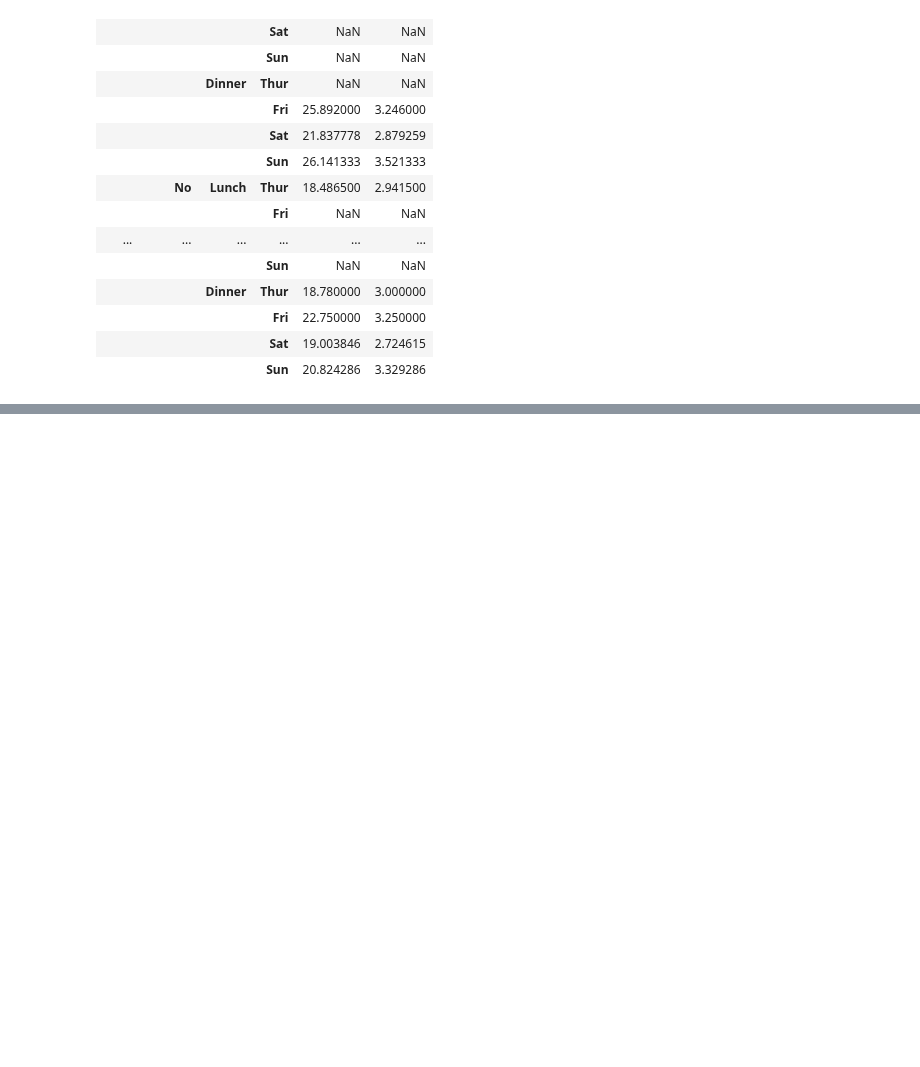
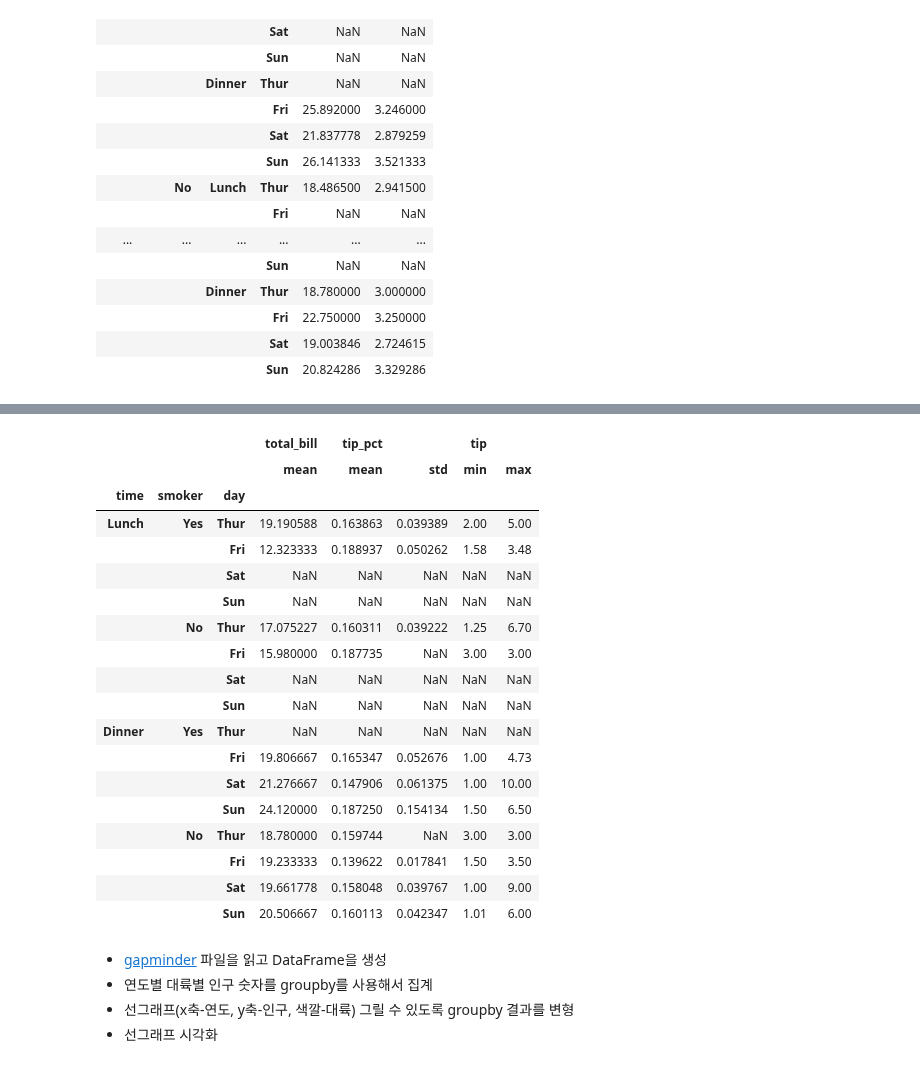
Before and after one commit to JakeOh/202011_itw_bd21, a Jupyter notebook: lab_da/da16_groupby.ipynb, the cells around one changed output, grey strips where cells are left out. Cells and saved outputs as stored; diff of their text form; code cells hidden in the pictures; blank space fills up the shorter version.

```diff
--- a/lab_da/da16_groupby.ipynb
+++ b/lab_da/da16_groupby.ipynb
@@ -589,0 +657,3 @@ g
+# %%
+tips['tip_pct'] = tips['tip'] / tips['total_bill']
+tips.head()
@@ -589,0 +667,31 @@ g
+# %%
+tips.groupby(by=['time', 'smoker', 'day'])[['total_bill', 'tip_pct', 'tip']].agg({
+    'total_bill': 'mean',
+    'tip_pct': ['mean', 'std'],
+    'tip': ['min', 'max']
+})
+# %% [output]
+|  |  |  | total_bill | tip_pct |  | tip |  |
+|  |  |  | mean | mean | std | min | max |
+| time | smoker | day |  |  |  |  |  |
+| Lunch | Yes | Thur | 19.190588 | 0.163863 | 0.039389 | 2.00 | 5.00 |
+|  |  | Fri | 12.323333 | 0.188937 | 0.050262 | 1.58 | 3.48 |
+|  |  | Sat | NaN | NaN | NaN | NaN | NaN |
+|  |  | Sun | NaN | NaN | NaN | NaN | NaN |
+|  | No | Thur | 17.075227 | 0.160311 | 0.039222 | 1.25 | 6.70 |
+|  |  | Fri | 15.980000 | 0.187735 | NaN | 3.00 | 3.00 |
+|  |  | Sat | NaN | NaN | NaN | NaN | NaN |
+|  |  | Sun | NaN | NaN | NaN | NaN | NaN |
+| Dinner | Yes | Thur | NaN | NaN | NaN | NaN | NaN |
+|  |  | Fri | 19.806667 | 0.165347 | 0.052676 | 1.00 | 4.73 |
+|  |  | Sat | 21.276667 | 0.147906 | 0.061375 | 1.00 | 10.00 |
+|  |  | Sun | 24.120000 | 0.187250 | 0.154134 | 1.50 | 6.50 |
+|  | No | Thur | 18.780000 | 0.159744 | NaN | 3.00 | 3.00 |
+|  |  | Fri | 19.233333 | 0.139622 | 0.017841 | 1.50 | 3.50 |
+|  |  | Sat | 19.661778 | 0.158048 | 0.039767 | 1.00 | 9.00 |
+|  |  | Sun | 20.506667 | 0.160113 | 0.042347 | 1.01 | 6.00 |
+# %% [markdown]
+*   [gapminder](https://github.com/JakeOh/202011_itw_bd21/raw/main/datasets/gapminder.tsv) 파일을 읽고 DataFrame을 생성
+*   연도별 대륙별 인구 숫자를 groupby를 사용해서 집계
+*   선그래프(x축-연도, y축-인구, 색깔-대륙) 그릴 수 있도록 groupby 결과를 변형
+*   선그래프 시각화
```
Also changed, not shown: parts of 12 cells of this notebook.
